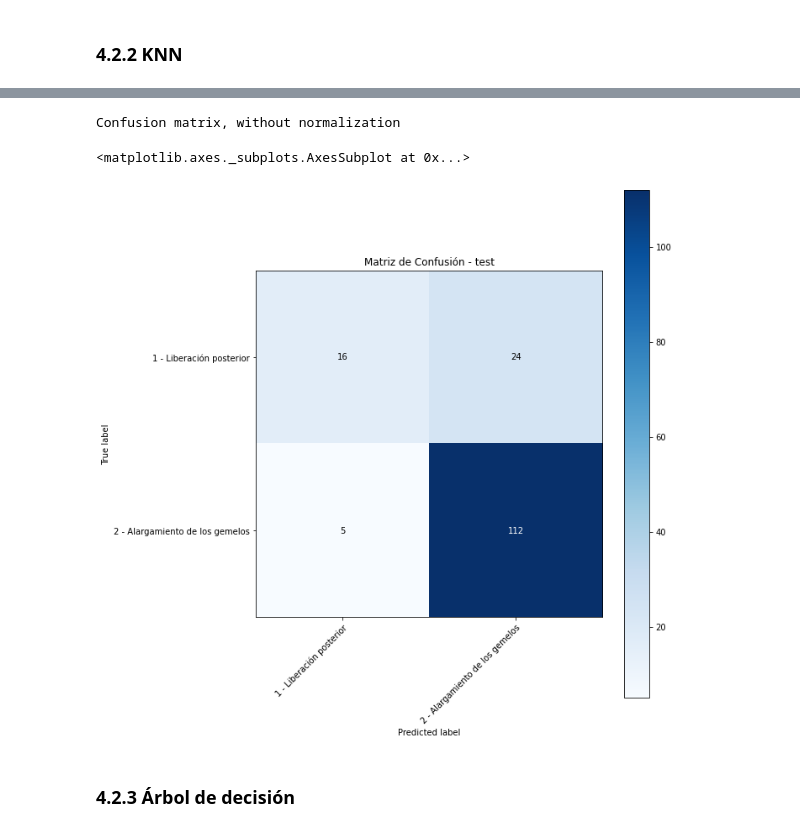
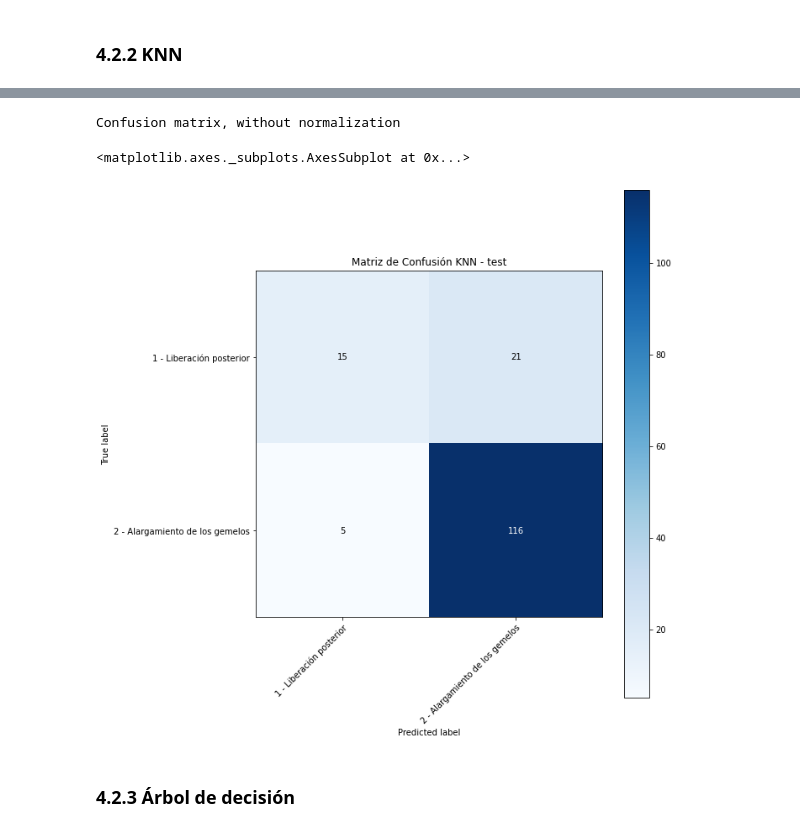
Before and after one commit to Traintain/prediccion_analisis_de_marcha, a Jupyter notebook: Proyecto_análisis_de_marcha.ipynb, the cells around one changed output, grey strips where cells are left out. Drawn from its saved outputs; the diff is of its cells as text; code cells hidden in the pictures.

```diff
--- a/Proyecto_análisis_de_marcha.ipynb
+++ b/Proyecto_análisis_de_marcha.ipynb
@@ -877,7 +1121,7 @@ parameters = {'classifier__C':[0.1, 1, 10],
 pipe_svm = Pipeline(estimators)
 # %%
 %%time
-grid_search_svm = GridSearchCV(pipe_svm, parameters, scoring='accuracy', cv=5, verbose = 2)
+grid_search_svm = GridSearchCV(pipe_svm, parameters, scoring='balanced_accuracy', cv=5, verbose = 2)
 with tf.device('/device:GPU:0'):
   grid_search_svm.fit(X_train,Y_train)
 # %% [output]
@@ -935,7 +1179,7 @@ Confusion matrix, without normalization
 # %%
 # Ahora se usará un pipeline con el mejor modelo para analizar los datos de test
 estimators = [
-        ('classifier', svm.SVC( C=10,gamma="auto", kernel="rbf", class_weight=None ))]
+        ('classifier', svm.SVC( C=0.1,gamma="auto", kernel="rbf", class_weight='balanced' ))]
 
 pipe_svm_test = Pipeline(estimators)
 # %%
@@ -986,7 +1231,7 @@ parameters = {
 pipe_knn = Pipeline(estimators)
 # %%
 %%time
-grid_search_knn = GridSearchCV(pipe_knn, parameters, scoring='accuracy', cv=4, error_score=0.0)
+grid_search_knn = GridSearchCV(pipe_knn, parameters, scoring='balanced_accuracy', cv=4, error_score=0.0)
 with tf.device('/device:GPU:0'):
   grid_search_knn.fit(X_train,Y_train)
 # %% [output]
@@ -1028,7 +1273,7 @@ Confusion matrix, without normalization
 # %%
 # Ahora se usará un pipeline con el mejor modelo para analizar los datos de test
 estimators = [
-        ('classifier', KNeighborsClassifier(p=1,n_neighbors=25,weights='uniform'))]
+        ('classifier', KNeighborsClassifier(p=2,n_neighbors=7,weights='distance'))]
 
 pipe_knn_test = Pipeline(estimators)
 # %%
@@ -1058,11 +1304,11 @@ weighted avg       0.81      0.82      0.79       157
 # %%
 %matplotlib inline
 plot_confusion_matrix(y_true=Y_test, y_pred=y_pred_test_knn, classes=["1 - Liberación posterior","2 - Alargamiento de los gemelos"],
-                      title='Matriz de Confusión - test')
+                      title='Matriz de Confusión KNN - test')
 # %% [output]
 Confusion matrix, without normalization
 <matplotlib.axes._subplots.AxesSubplot at 0x...>
-[figure, old version]
+[figure, new version]
 # %% [markdown]
 ### 4.2.3 Árbol de decisión
 # %%
```
Also changed, not shown: parts of 105 cells of this notebook.
